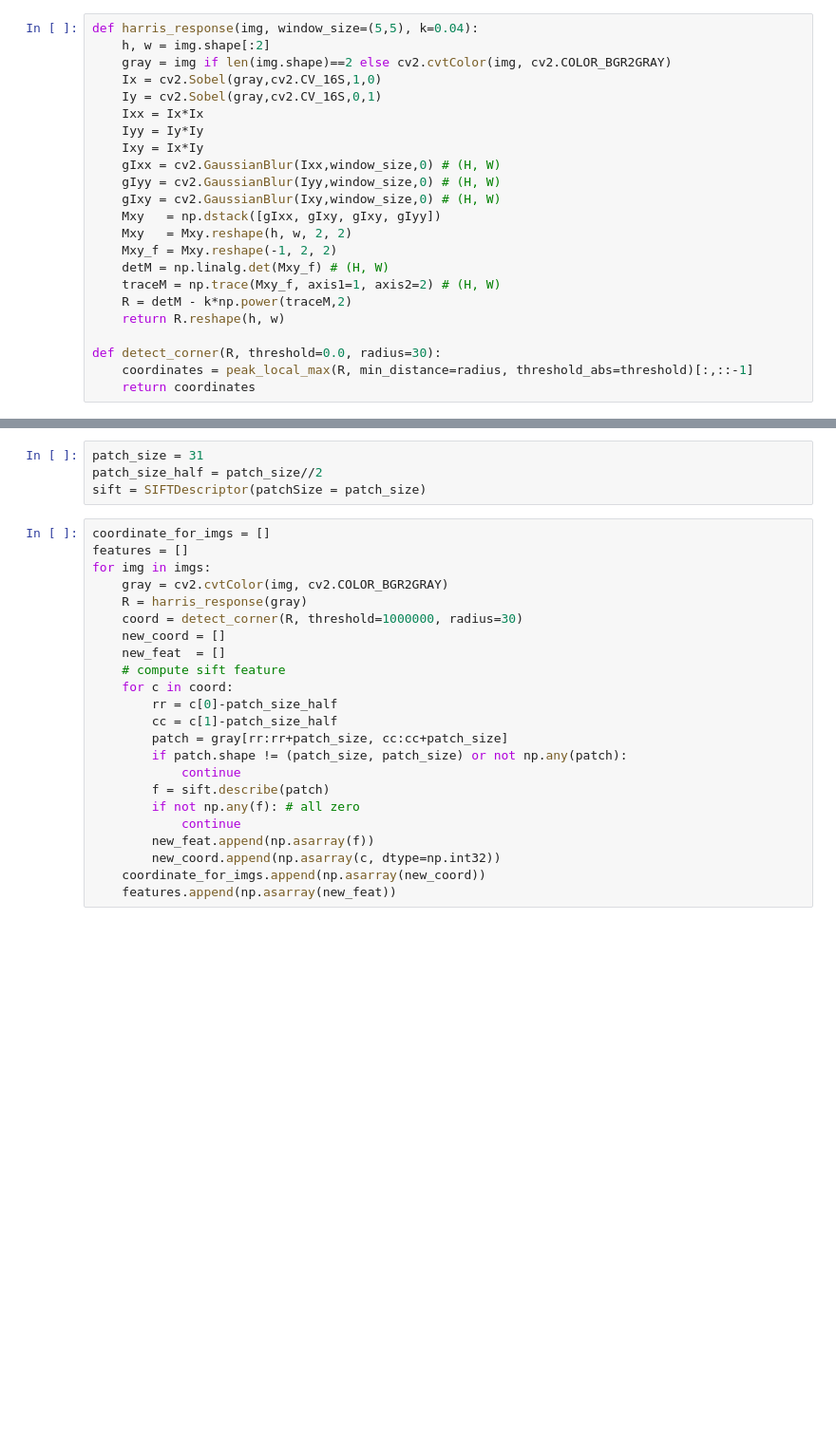
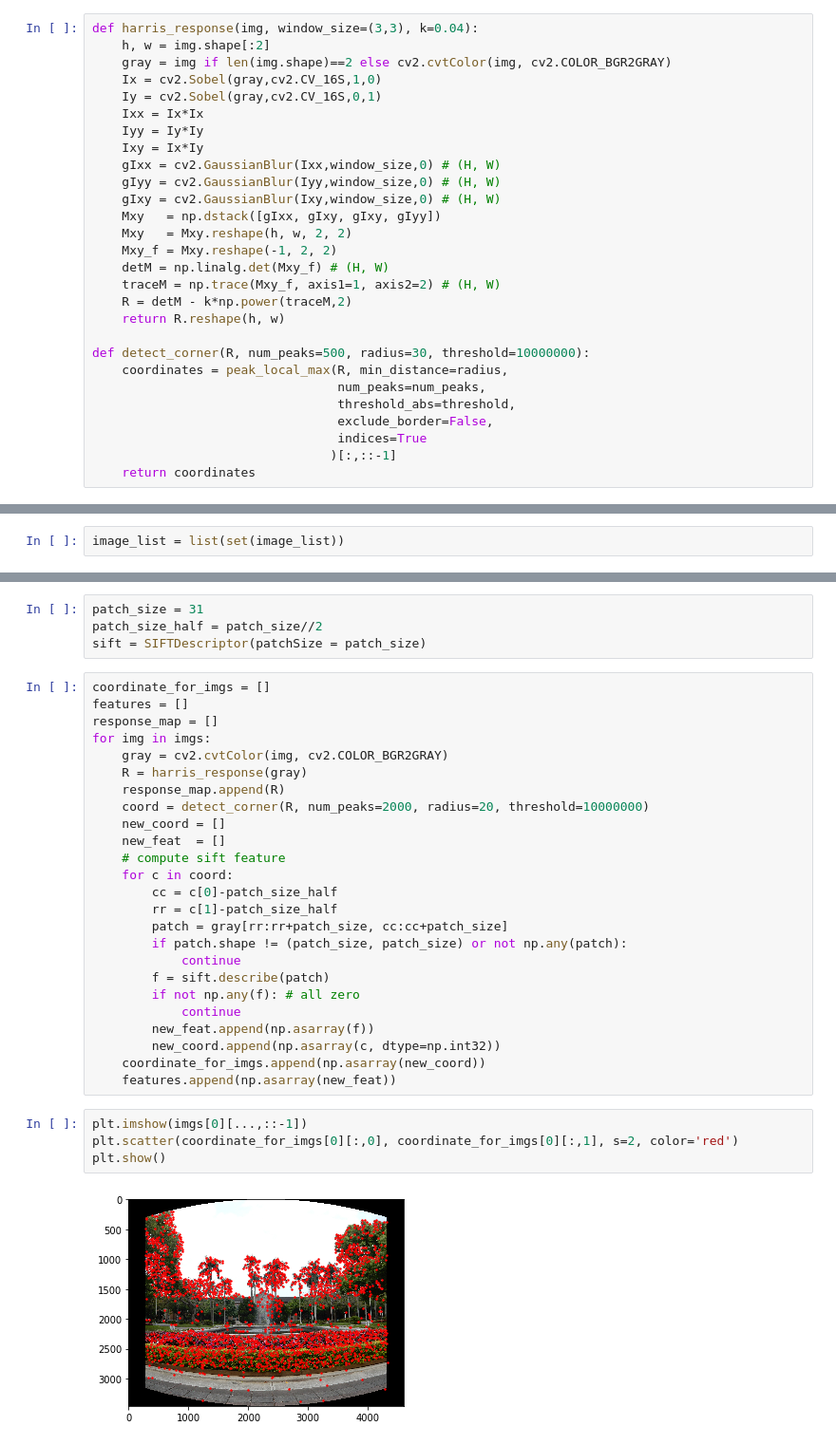
Before and after one commit to peter0749/Panorama, a Jupyter notebook: Panorama.ipynb, the cells around one changed output, grey strips where cells are left out. Shown at 95% size. Saved outputs shown, nothing was run; the diff lists cells and outputs as text; blank space fills up the shorter version.

```diff
--- a/Panorama.ipynb
+++ b/Panorama.ipynb
@@ -217,7 +216,7 @@ class SIFTDescriptor(object):
         else:
             return np.clip(512. * self.desc , 0, 255).astype(np.int32);
 # %%
-def harris_response(img, window_size=(5,5), k=0.04):
+def harris_response(img, window_size=(3,3), k=0.04):
     h, w = img.shape[:2]
     gray = img if len(img.shape)==2 else cv2.cvtColor(img, cv2.COLOR_BGR2GRAY)
     Ix = cv2.Sobel(gray,cv2.CV_16S,1,0)
@@ -236,13 +235,20 @@ def harris_response(img, window_size=(5,5), k=0.04):
     R = detM - k*np.power(traceM,2)
     return R.reshape(h, w)
 
-def detect_corner(R, threshold=0.0, radius=30):
-    coordinates = peak_local_max(R, min_distance=radius, threshold_abs=threshold)[:,::-1]
+def detect_corner(R, num_peaks=500, radius=30, threshold=10000000):
+    coordinates = peak_local_max(R, min_distance=radius,
+                                 num_peaks=num_peaks,
+                                 threshold_abs=threshold,
+                                 exclude_border=False,
+                                 indices=True
+                                )[:,::-1]
     return coordinates
 # %%
 image_dir = './Test Images/Affair'
 # %%
 image_list = glob.glob(image_dir+'/*.jpg') + glob.glob(image_dir+'/*.JPG')
+# %%
+image_list = list(set(image_list))
 # %%
 image_list.sort()
 # %%
@@ -257,16 +263,18 @@ sift = SIFTDescriptor(patchSize = patch_size)
 # %%
 coordinate_for_imgs = []
 features = []
+response_map = []
 for img in imgs:
     gray = cv2.cvtColor(img, cv2.COLOR_BGR2GRAY)
     R = harris_response(gray)
-    coord = detect_corner(R, threshold=1000000, radius=30)
+    response_map.append(R)
+    coord = detect_corner(R, num_peaks=2000, radius=20, threshold=10000000)
     new_coord = []
     new_feat  = []
     # compute sift feature
     for c in coord:
-        rr = c[0]-patch_size_half
-        cc = c[1]-patch_size_half
+        cc = c[0]-patch_size_half
+        rr = c[1]-patch_size_half
         patch = gray[rr:rr+patch_size, cc:cc+patch_size]
         if patch.shape != (patch_size, patch_size) or not np.any(patch):
             continue
@@ -277,3 +285,9 @@ for img in imgs:
         new_coord.append(np.asarray(c, dtype=np.int32))
     coordinate_for_imgs.append(np.asarray(new_coord))
     features.append(np.asarray(new_feat))
+# %%
+plt.imshow(imgs[0][...,::-1])
+plt.scatter(coordinate_for_imgs[0][:,0], coordinate_for_imgs[0][:,1], s=2, color='red')
+plt.show()
+# %% [output]
+[figure, added]
```
Also changed, not shown: parts of 16 cells of this notebook.
